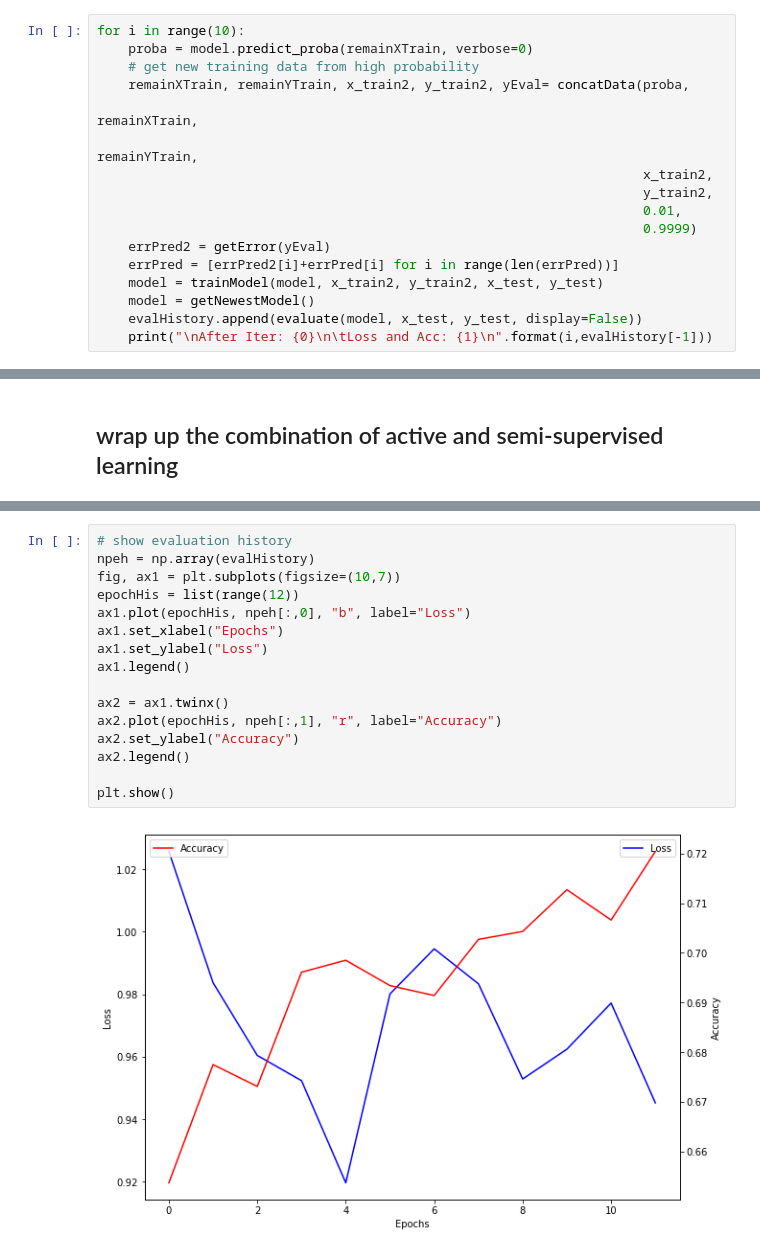
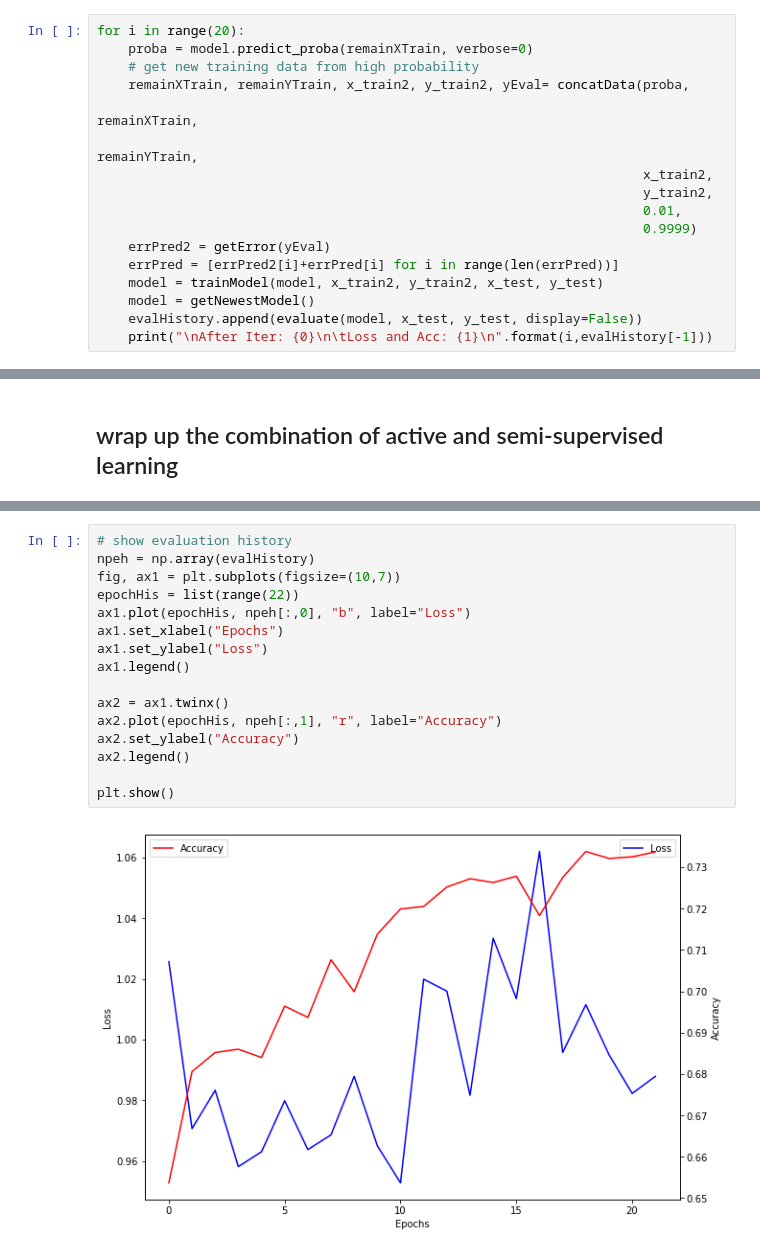
Before and after one commit to shibuiwilliam/ActiveSemiSupervisedDeepLearning, a Jupyter notebook: Combination.ipynb, the cells around one changed output, grey strips where cells are left out. Saved outputs shown, nothing was run; the diff lists cells and outputs as text.

```diff
--- a/Combination.ipynb
+++ b/Combination.ipynb
@@ -377,7 +376,7 @@ print(evalHistory[-1])
 # %% [markdown]
 ### repeat active learning for 10 times
 # %%
-for i in range(10):
+for i in range(20):
     proba = model.predict_proba(remainXTrain, verbose=0)
     # get new training data from high probability
     remainXTrain, remainYTrain, x_train2, y_train2, yEval= concatData(proba,
@@ -487,18 +486,18 @@ truck:  1.072% wrong label added
 # %%
 # show evaluation history
 npeh = np.array(evalHistory)
 fig, ax1 = plt.subplots(figsize=(10,7))
-epochHis = list(range(12))
+epochHis = list(range(22))
 ax1.plot(epochHis, npeh[:,0], "b", label="Loss")
 ax1.set_xlabel("Epochs")
 ax1.set_ylabel("Loss")
 ax1.legend()
 
 ax2 = ax1.twinx()
 ax2.plot(epochHis, npeh[:,1], "r", label="Accuracy")
 ax2.set_ylabel("Accuracy")
 ax2.legend()
 
 plt.show()
 # %% [output]
-[figure, old version]
+[figure, new version]
```
Also changed, not shown: parts of 9 cells of this notebook, 2 other files.
